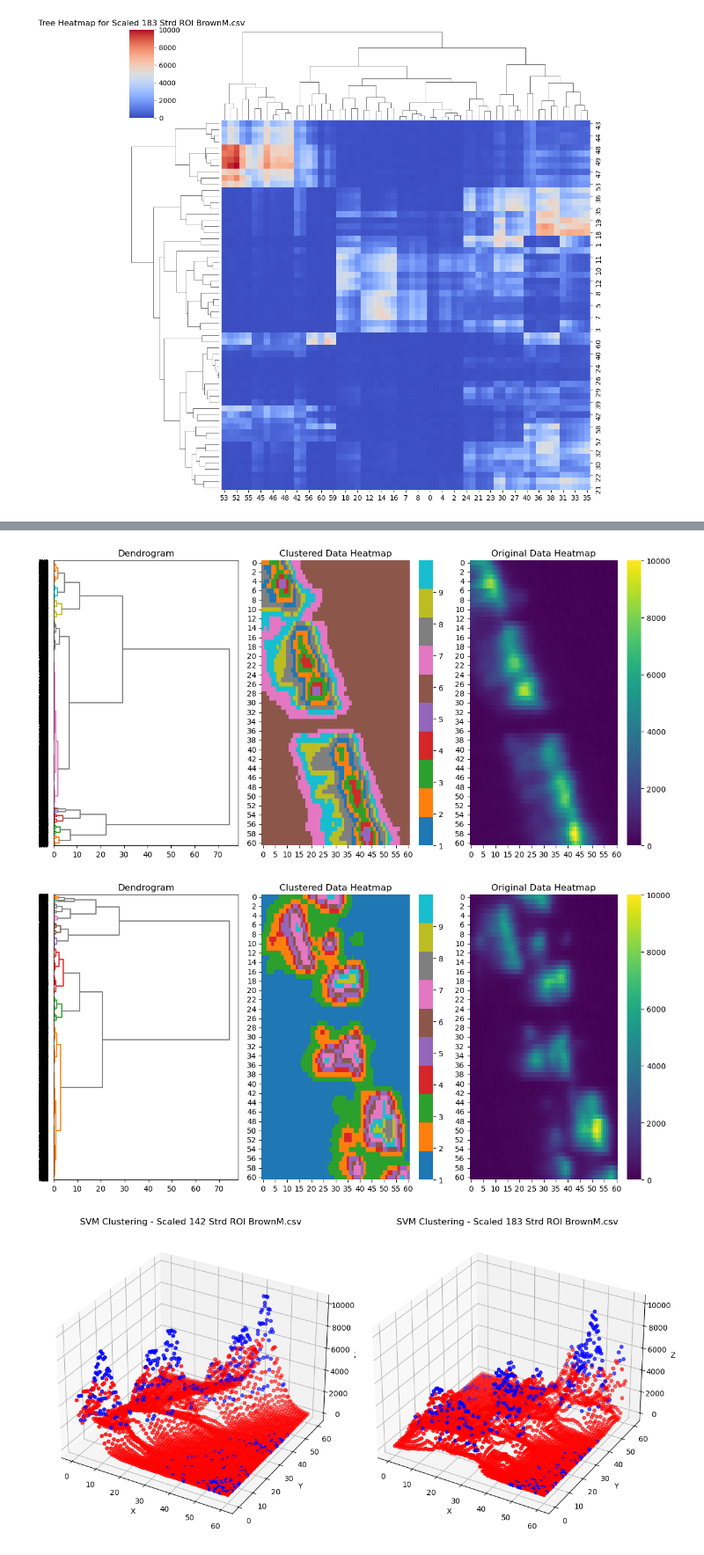
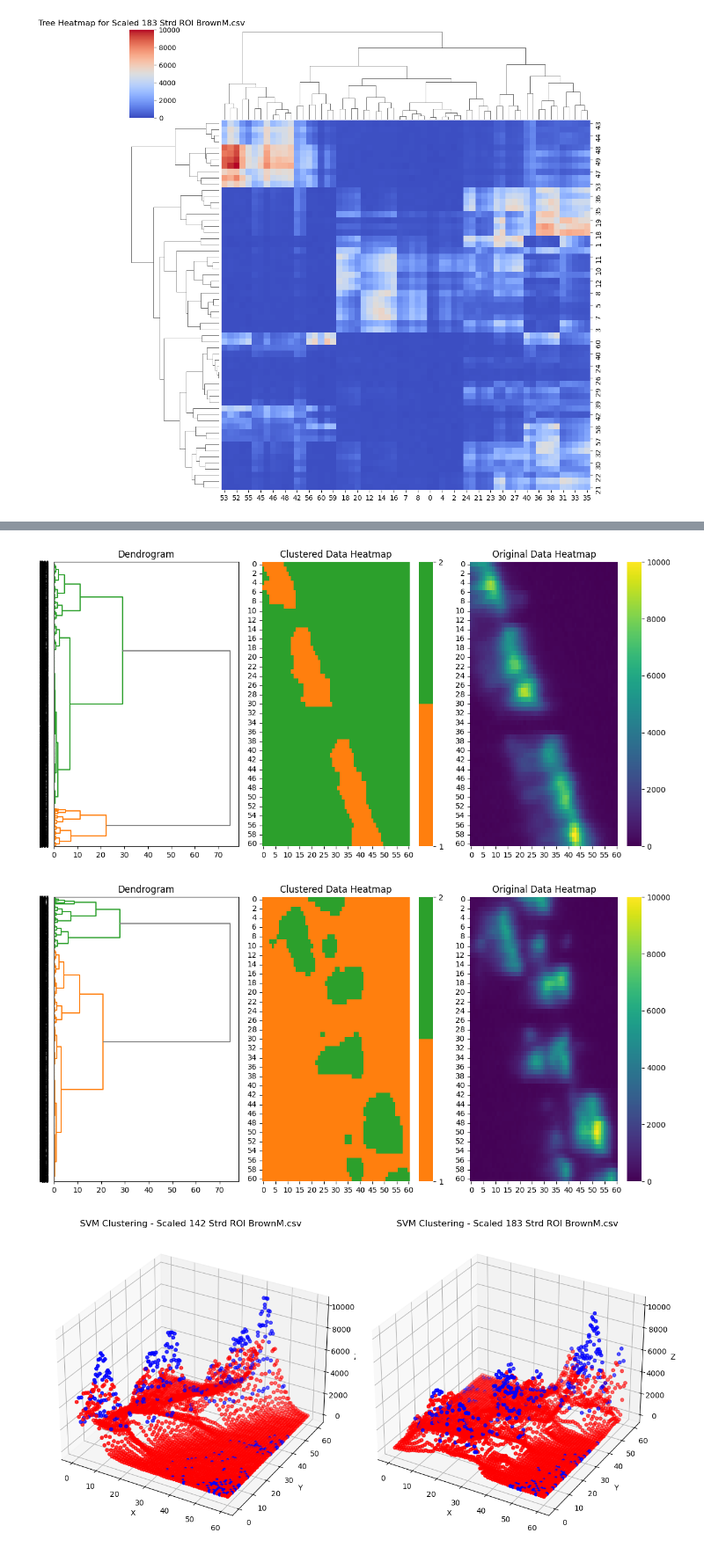
Before and after one commit to 0tt00t/Hello-Kukreja, a Jupyter notebook: scaled.ipynb, the cells around one changed output, grey strips where cells are left out. Shown at 88% size. Saved outputs shown, nothing was run; the diff lists cells and outputs as text; code cells hidden in the pictures.

```diff
--- a/scaled.ipynb
+++ b/scaled.ipynb
@@ -227,6 +394,7 @@ plot_tree_heatmap(data2, 'Tree Heatmap for Scaled 183 Strd ROI BrownM.csv')
 import pandas as pd
 import seaborn as sns
 import matplotlib.pyplot as plt
+import matplotlib.colors as mcolors
 from scipy.cluster.hierarchy import linkage, dendrogram, fcluster
 from sklearn.preprocessing import StandardScaler
 
@@ -238,60 +406,96 @@ scaler = StandardScaler()
 scaled_flat_data = scaler.fit_transform(flat_data.reshape(-1, 1))
 
 linked = linkage(scaled_flat_data, method='ward')
-num_clusters = 10
+num_clusters = 2
 
 cluster_labels = fcluster(linked, num_clusters, criterion='maxclust')
 cluster_labels_2d = cluster_labels.reshape(original_data.shape)
 
+# Plotting
 plt.figure(figsize=(12, 6))
 
+# Dendrogram
 plt.subplot(1, 3, 1)
-dendrogram(linked, color_threshold=linked[-(num_clusters-1), 2], orientation='right', above_threshold_color='gray')
+dendro = dendrogram(linked, color_threshold=linked[-(num_clusters-1), 2], orientation='right', above_threshold_color='gray')
 plt.title('Dendrogram')
 
+# Extract leaf node order from dendrogram
+leaf_order = dendro['leaves']
+
+# Extract colors from dendrogram
+colors = dendro['color_list']
+unique_colors = list(set(colors))
+color_map = {}
+for leaf, color in zip(leaf_order, colors):
+    label = cluster_labels[leaf]
+    if label not in color_map:
+        color_map[label] = color
+
+# Clustered Data Heatmap
 plt.subplot(1, 3, 2)
-sns.heatmap(cluster_labels_2d, cmap='tab10', cbar_kws={'ticks': range(num_clusters)})
+cmap = mcolors.ListedColormap([color_map[label] for label in sorted(color_map.keys())])
+sns.heatmap(cluster_labels_2d, cmap=cmap, cbar_kws={'ticks': range(1, num_clusters + 1)})
 plt.title('Clustered Data Heatmap')
 
+# Original Data Heatmap
 plt.subplot(1, 3, 3)
 sns.heatmap(original_data, cmap='viridis')
 plt.title('Original Data Heatmap')
 
 plt.tight_layout()
 plt.show()
+
 #-----------------------------------------------------------------------------------------------------------------------------------------
+
 data = pd.read_csv('Scaled 183 Strd ROI BrownM.csv', header=None)
 original_data = data.copy()
 
 flat_data = original_data.values.flatten()
 scaler = StandardScaler()
 scaled_flat_data = scaler.fit_transform(flat_data.reshape(-1, 1))
 
 linked = linkage(scaled_flat_data, method='ward')
-num_clusters = 10
+num_clusters = 2
 
 cluster_labels = fcluster(linked, num_clusters, criterion='maxclust')
 cluster_labels_2d = cluster_labels.reshape(original_data.shape)
 
+# Plotting
 plt.figure(figsize=(12, 6))
 
+# Dendrogram
 plt.subplot(1, 3, 1)
-dendrogram(linked, color_threshold=linked[-(num_clusters-1), 2], orientation='right', above_threshold_color='gray')
+dendro = dendrogram(linked, color_threshold=linked[-(num_clusters-1), 2], orientation='right', above_threshold_color='gray')
 plt.title('Dendrogram')
 
+# Extract leaf node order from dendrogram
+leaf_order = dendro['leaves']
+
+# Extract colors from dendrogram
+colors = dendro['color_list']
+unique_colors = list(set(colors))
+color_map = {}
+for leaf, color in zip(leaf_order, colors):
+    label = cluster_labels[leaf]
+    if label not in color_map:
+        color_map[label] = color
+
+# Clustered Data Heatmap
 plt.subplot(1, 3, 2)
-sns.heatmap(cluster_labels_2d, cmap='tab10', cbar_kws={'ticks': range(num_clusters)})
+cmap = mcolors.ListedColormap([color_map[label] for label in sorted(color_map.keys())])
+sns.heatmap(cluster_labels_2d, cmap=cmap, cbar_kws={'ticks': range(1, num_clusters + 1)})
 plt.title('Clustered Data Heatmap')
 
+# Original Data Heatmap
 plt.subplot(1, 3, 3)
 sns.heatmap(original_data, cmap='viridis')
 plt.title('Original Data Heatmap')
 
 plt.tight_layout()
 plt.show()
 # %% [output]
-[figure, old version]
+[figure, new version]
-[figure, old version]
+[figure, new version]
 # %%
 import numpy as np
 import matplotlib.pyplot as plt
```
Also changed, not shown: parts of 4 cells of this notebook.
